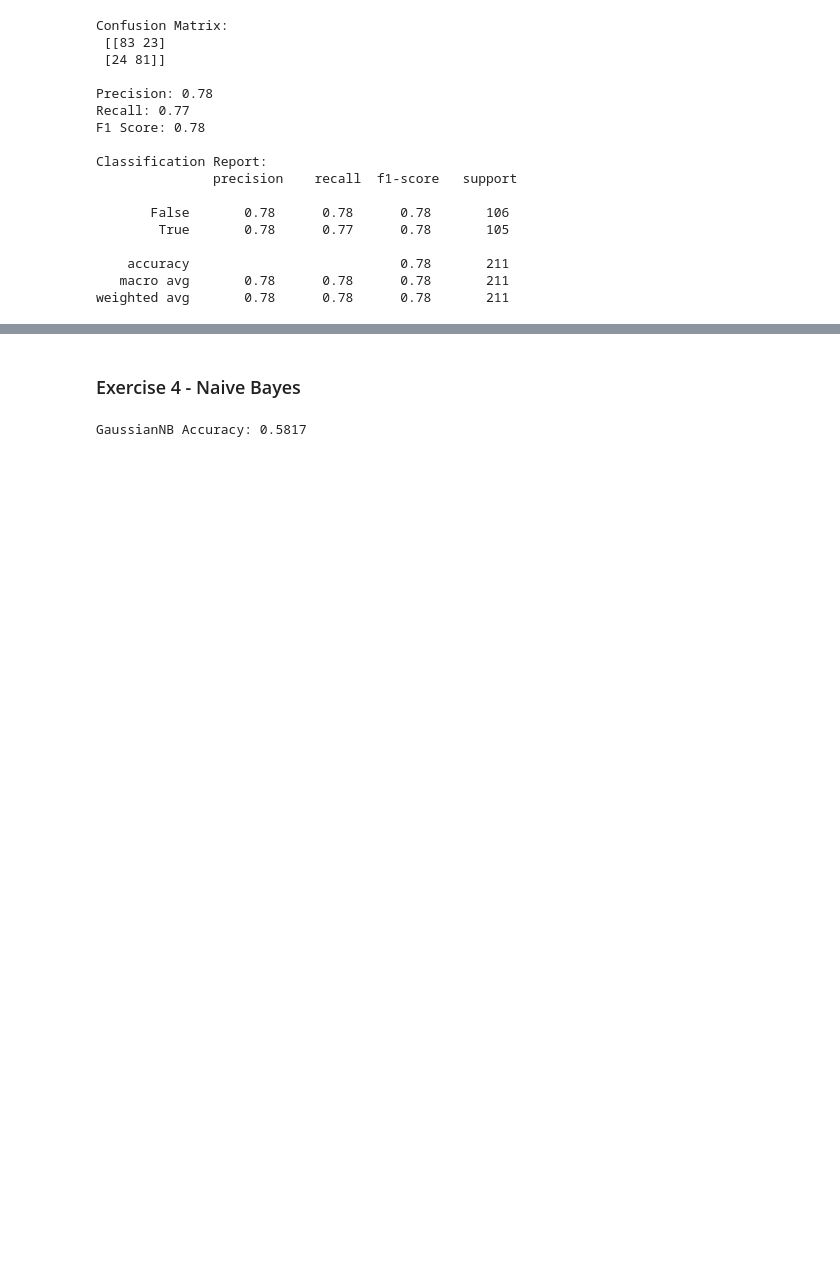
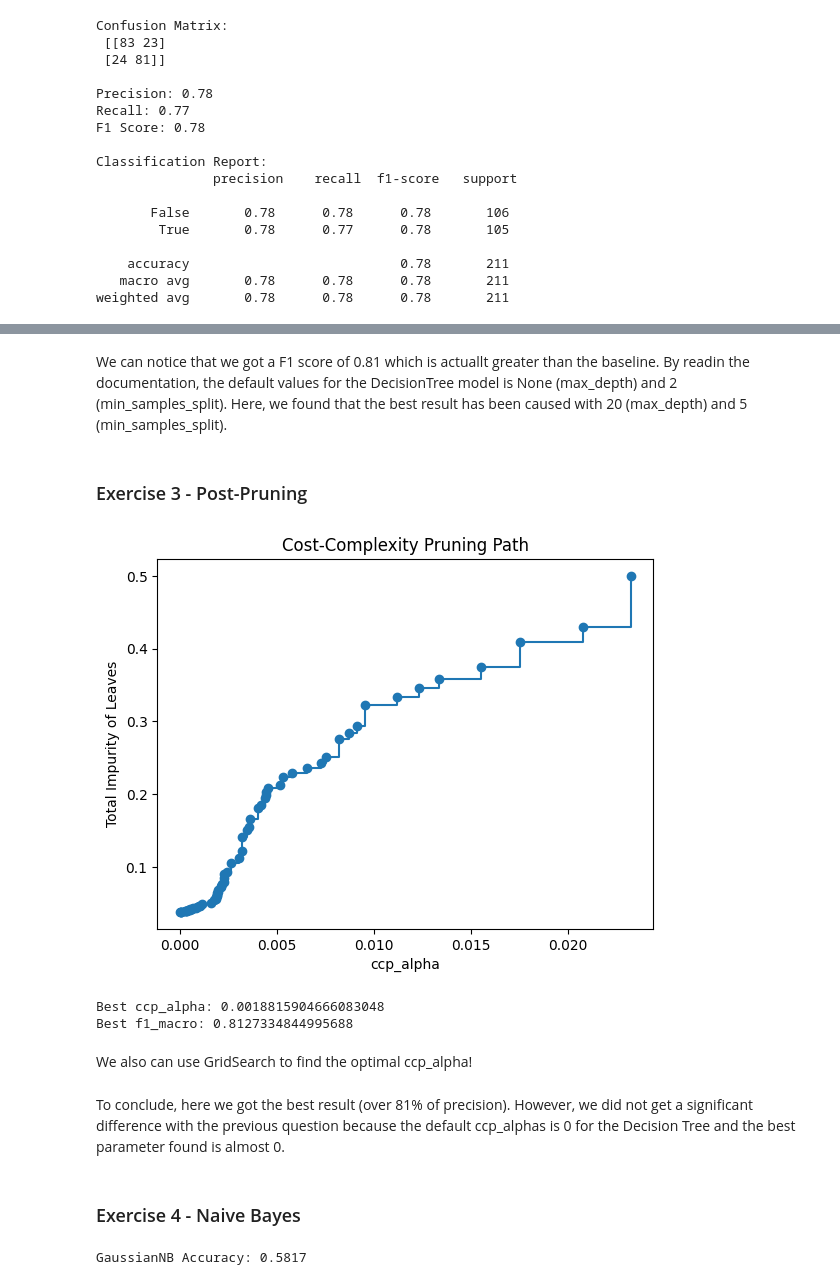
Before and after one commit to 0zzone/machine-learning-efrei-s8, a Jupyter notebook: lab1.ipynb, the cells around one changed output, grey strips where cells are left out. Cells and saved outputs as stored; diff of their text form; code cells hidden in the pictures; blank space fills up the shorter version.

```diff
--- a/lab1.ipynb
+++ b/lab1.ipynb
@@ -526,3 +566,50 @@ weighted avg       0.78      0.78      0.78       211
+# %% [markdown]
+We can notice that we got a F1 score of 0.81 which is actuallt greater than the baseline.
+By readin the documentation, the default values for the DecisionTree model is None (max_depth) and 2 (min_samples_split).
+Here, we found that the best result has been caused with 20 (max_depth) and 5 (min_samples_split).
+# %% [markdown]
+### Exercise 3 - Post-Pruning
+# %%
+from sklearn.datasets import load_iris
+from sklearn.tree import DecisionTreeClassifier
+import matplotlib.pyplot as plt
+
+
+clf = DecisionTreeClassifier(random_state=42, max_depth=20, min_samples_split=5) # We add the optimal parameters from the grid search
+clf.fit(X_train, y_train)
+
+path = clf.cost_complexity_pruning_path(X_train, y_train)
+ccp_alphas, impurities = path.ccp_alphas, path.impurities
+
+plt.figure()
+plt.plot(ccp_alphas, impurities, marker='o', drawstyle="steps-post")
+plt.xlabel("ccp_alpha")
+plt.ylabel("Total Impurity of Leaves")
+plt.title("Cost-Complexity Pruning Path")
+plt.show()
+# %% [output]
+[figure, added]
+# %%
+param_grid = {'ccp_alpha': ccp_alphas[::5]}  # Sample every 5th to reduce computation
+
+grid_search = GridSearchCV(
+    estimator=clf,
+    param_grid=param_grid,
+    scoring='f1_macro',
+    cv=5
+)
+
+grid_search.fit(X_train, y_train)
+print("Best ccp_alpha:", grid_search.best_params_['ccp_alpha'])
+print("Best f1_macro:", grid_search.best_score_)
+# %% [output]
+Best ccp_alpha: 0.0018815904666083048
+Best f1_macro: 0.8127334844995688
+# %% [markdown]
+We also can use GridSearch to find the optimal ccp_alpha!
+# %% [markdown]
+To conclude, here we got the best result (over 81% of precision).
+However, we did not get a significant difference with the previous question because the default ccp_alphas is 0 for the Decision Tree and the best parameter found is almost 0.
 # %% [markdown]
 ### Exercise 4 - Naive Bayes
 # %%
```
Also changed, not shown: parts of 5 cells of this notebook.
